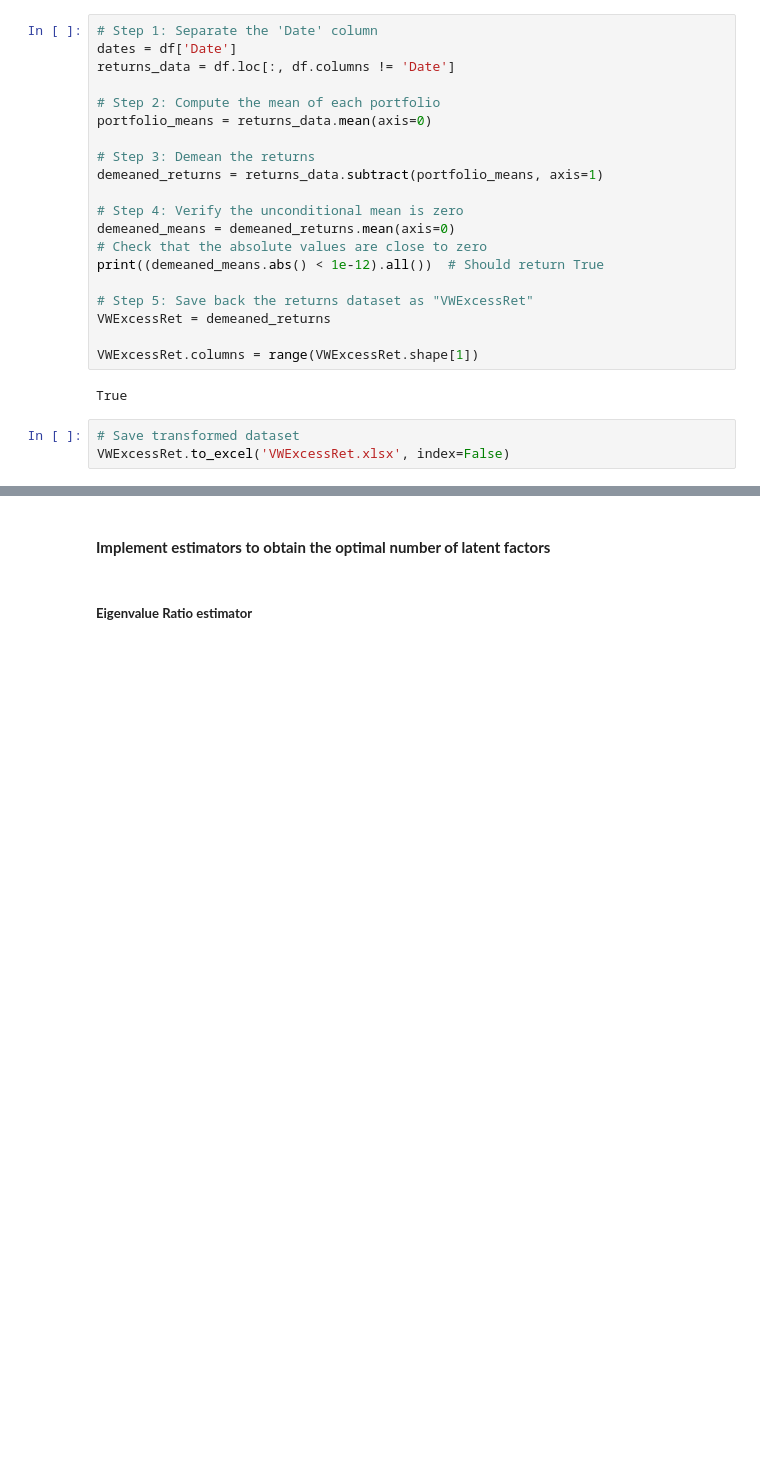
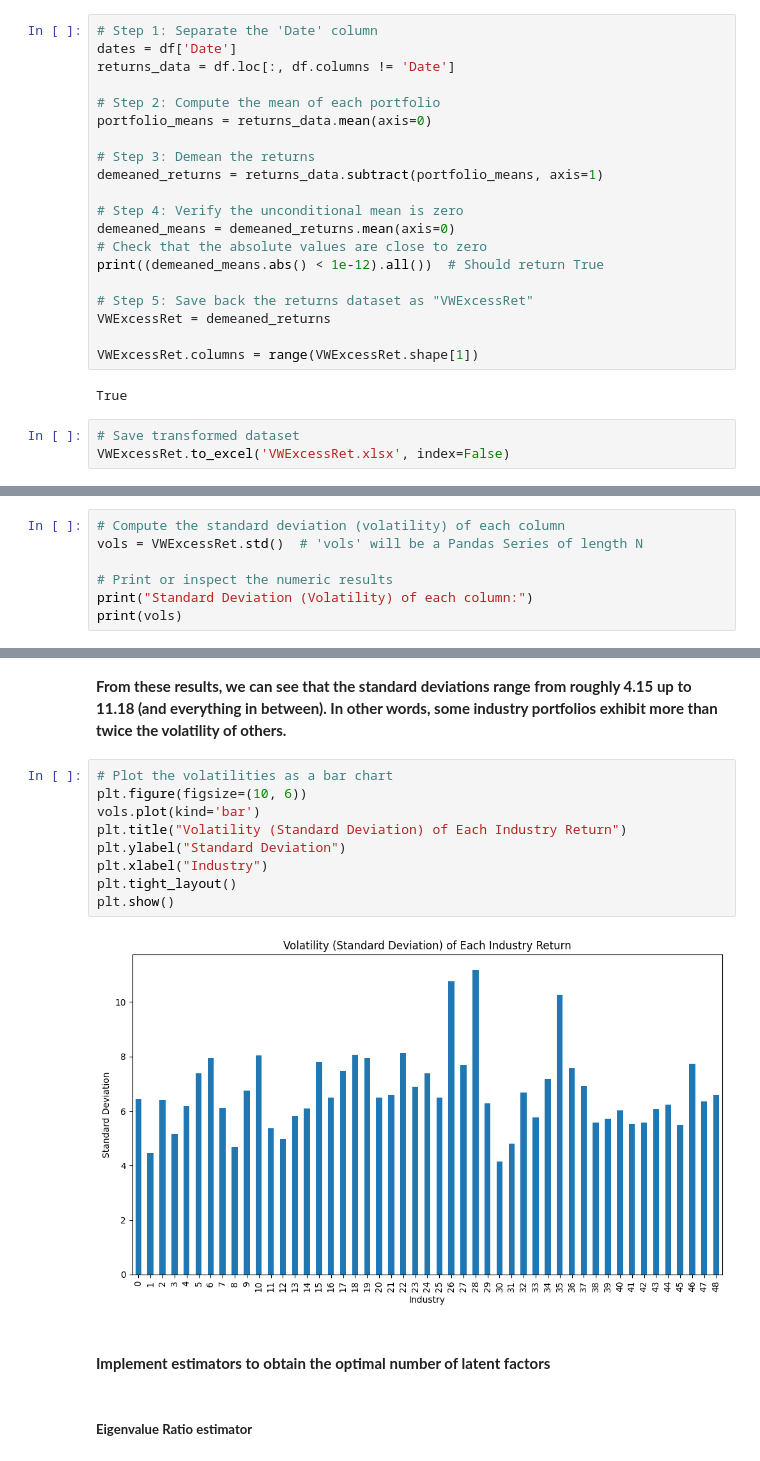
Before and after one commit to dedetamer/MSFM, a Jupyter notebook: src/main.ipynb, the cells around one changed output, grey strips where cells are left out. Drawn from its saved outputs; the diff is of its cells as text; blank space fills up the shorter version.

```diff
--- a/src/main.ipynb
+++ b/src/main.ipynb
@@ -258,0 +281,7 @@ VWExcessRet.to_excel('VWExcessRet.xlsx', index=False)
+# %%
+# Compute the standard deviation (volatility) of each column
+vols = VWExcessRet.std()  # 'vols' will be a Pandas Series of length N
+
+# Print or inspect the numeric results
+print("Standard Deviation (Volatility) of each column:")
+print(vols)
@@ -259,3 +306,16 @@ VWExcessRet.to_excel('VWExcessRet.xlsx', index=False)
+# %% [markdown]
+**From these results, we can see that the standard deviations range from roughly 4.15 up to 11.18 (and everything in between). In other words, some industry portfolios exhibit more than twice the volatility of others.**
+# %%
+# Plot the volatilities as a bar chart
+plt.figure(figsize=(10, 6))
+vols.plot(kind='bar')
+plt.title("Volatility (Standard Deviation) of Each Industry Return")
+plt.ylabel("Standard Deviation")
+plt.xlabel("Industry")
+plt.tight_layout()
+plt.show()
+# %% [output]
+[figure, added]
 # %% [markdown]
 #### **Implement estimators to obtain the optimal number of latent factors**
 # %% [markdown]
```
Also changed, not shown: parts of 11 cells of this notebook, 1 other file.
